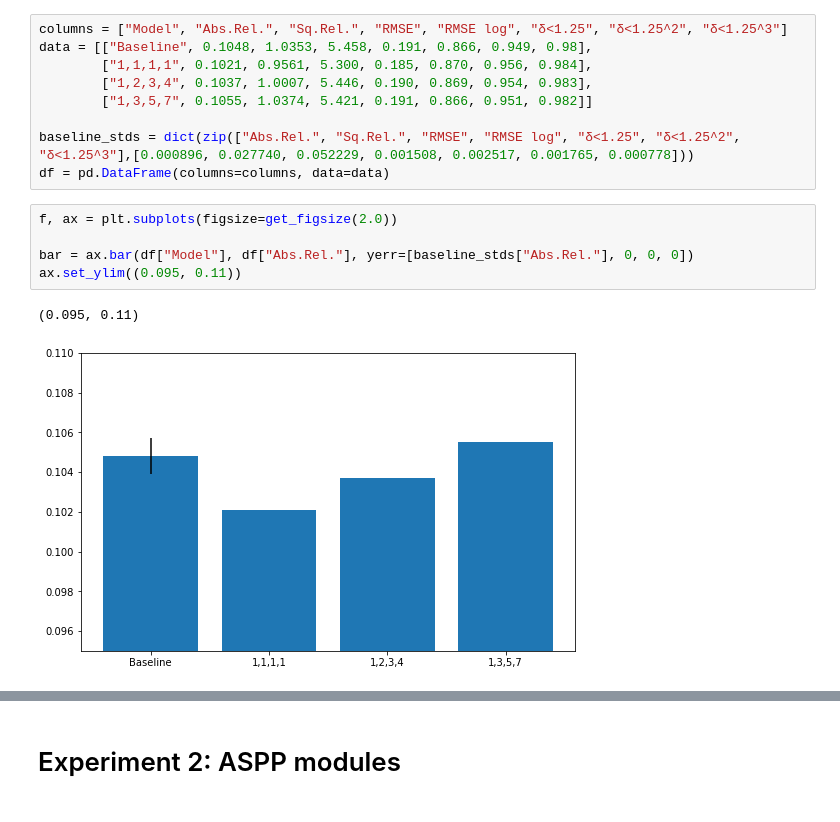
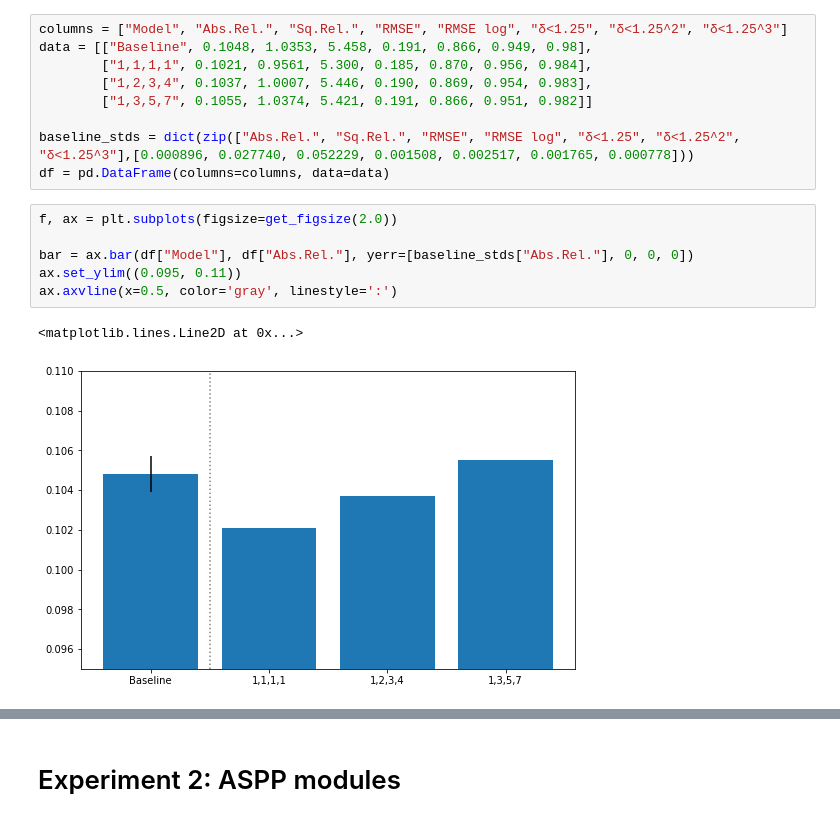
Before and after one commit to braun-steven/atrous-monodepth, a Jupyter notebook: notebooks/Results.ipynb, the cells around one changed output, grey strips where cells are left out. Saved outputs shown, nothing was run; the diff lists cells and outputs as text.

```diff
--- a/notebooks/Results.ipynb
+++ b/notebooks/Results.ipynb
@@ -33,11 +33,12 @@ df = pd.DataFrame(columns=columns, data=data)
 # %%
 f, ax = plt.subplots(figsize=get_figsize(2.0))
 
 bar = ax.bar(df["Model"], df["Abs.Rel."], yerr=[baseline_stds["Abs.Rel."], 0, 0, 0])
 ax.set_ylim((0.095, 0.11))
+ax.axvline(x=0.5, color='gray', linestyle=':')
 # %% [output]
-(0.095, 0.11)
+<matplotlib.lines.Line2D at 0x...>
-[figure, old version]
+[figure, new version]
 # %%
 def broken_barplot(x, y, yerr, ratio=5, title="", figsize=None):
     """ adapted from https://matplotlib.org/examples/pylab_examples/broken_axis.html
```
Also changed, not shown: parts of 3 cells of this notebook, 1 other file.
